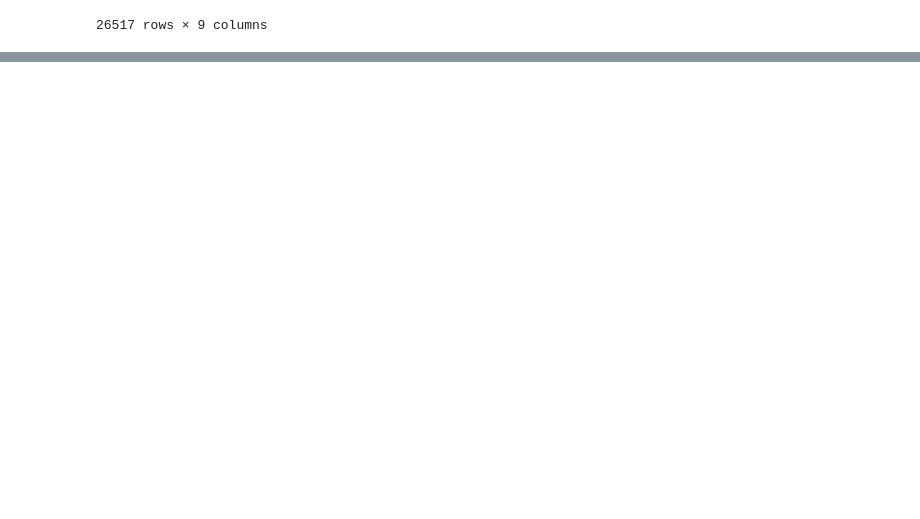
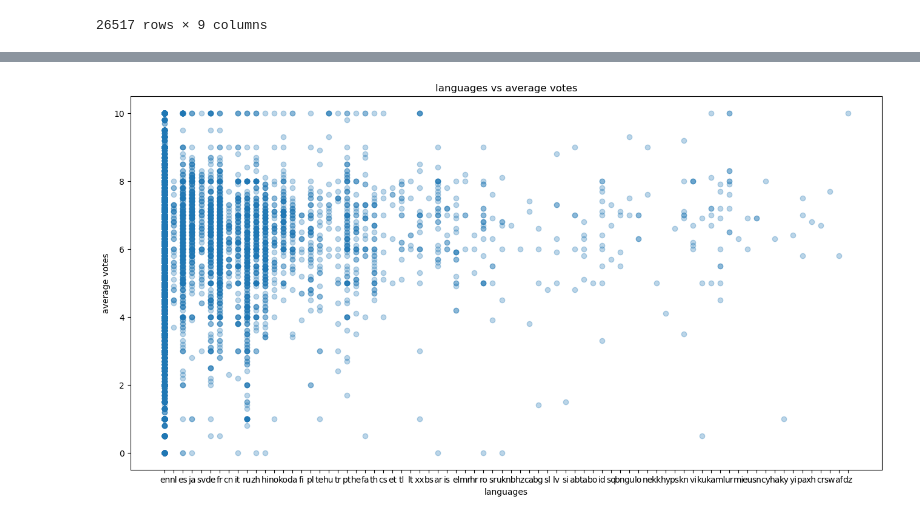
Before and after one commit to Lynn-rose/dsc-phase-1-project-movie-data-analysis, a Jupyter notebook: student.ipynb, the cells around one changed output, grey strips where cells are left out. Drawn from its saved outputs; the diff is of its cells as text; code cells hidden in the pictures; blank space fills up the shorter version.

```diff
--- a/student.ipynb
+++ b/student.ipynb
@@ -61,0 +86,14 @@ movie_budget.head(30)
+# %%
+# Run this cell without changes
+
+fig, ax = plt.subplots(figsize=(16, 8))
+
+ax.scatter(
+    x=movies["original_language"], y=movies["vote_average"], alpha=0.3
+)
+
+ax.set_xlabel("languages")
+ax.set_ylabel("average votes")
+ax.set_title("languages vs average votes");
+# %% [output]
+[figure, added]
```
Also changed, not shown: parts of 3 cells of this notebook.
